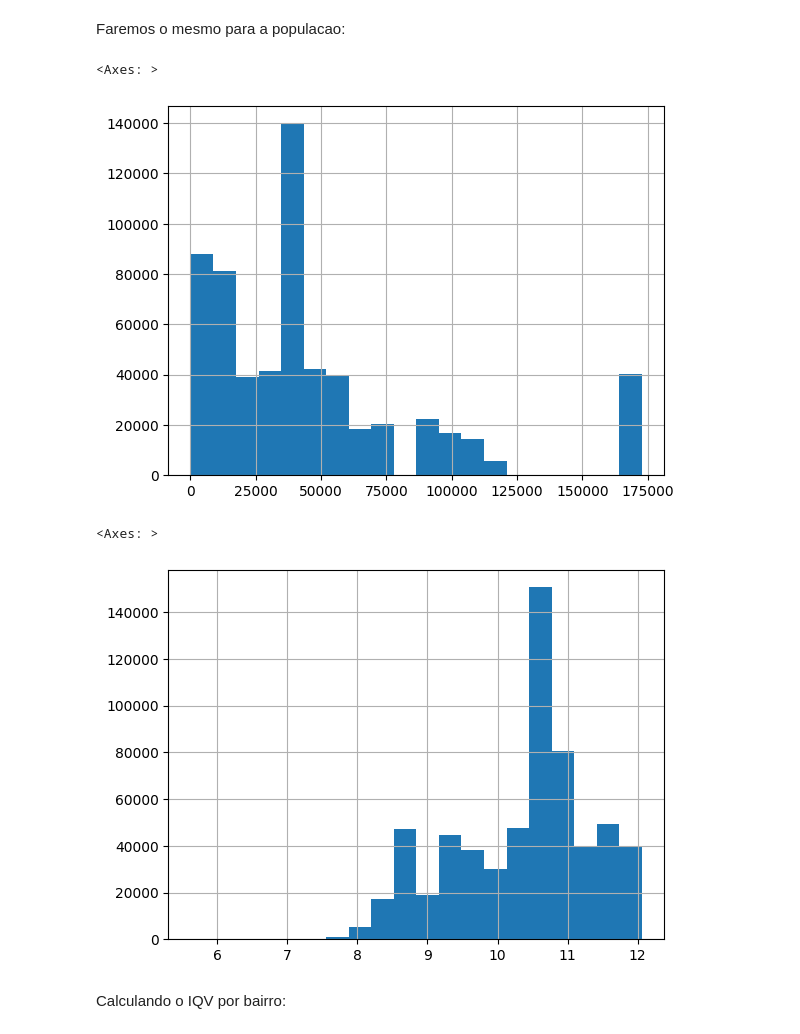
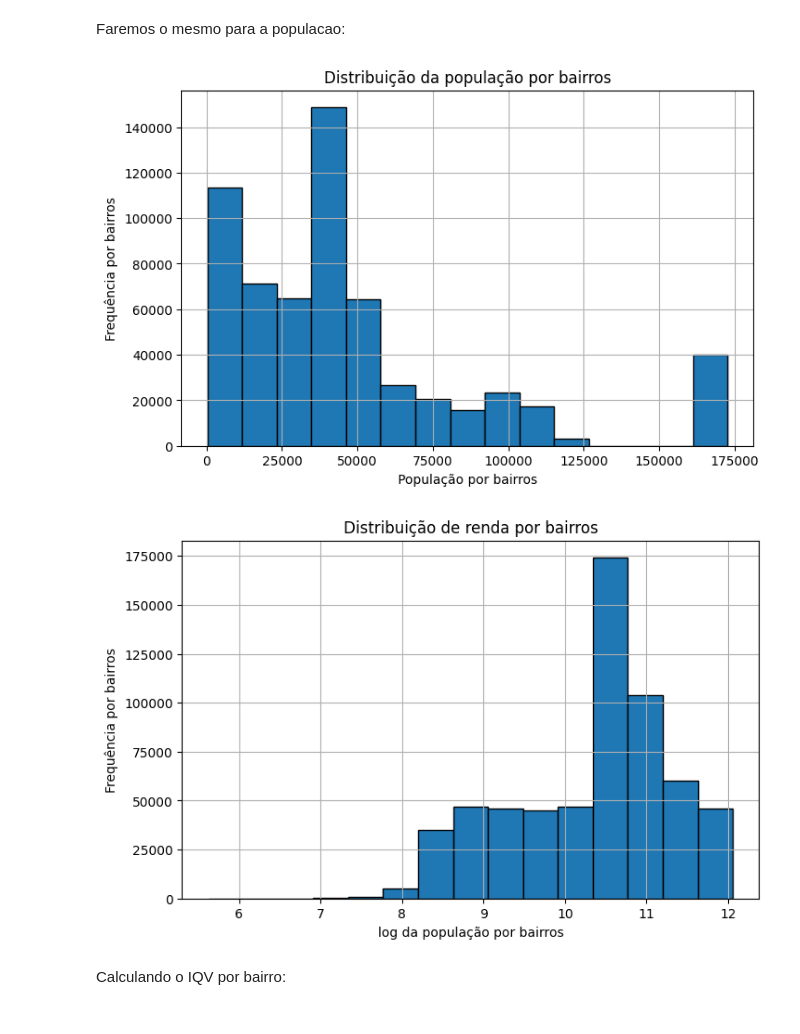
Before and after one commit to luizcaixeta/data-science-UTFPR, a Jupyter notebook: 02 - Analise exploratoria/src/05 - feature_engineering/01_feature_engineering.ipynb, the cells around one changed output. Cells and saved outputs as stored; diff of their text form; code cells hidden in the pictures.

```diff
--- a/02 - Analise exploratoria/src/05 - feature_engineering/01_feature_engineering.ipynb
+++ b/02 - Analise exploratoria/src/05 - feature_engineering/01_feature_engineering.ipynb
@@ -240,14 +292,12 @@ Faremos o mesmo para a populacao:
 # %%
 df["populacao_estimado"] = pd.to_numeric(df["populacao_estimado"], errors="coerce")
 
-df["populacao_estimado"].hist(bins=20)
+plt.figure(figsize=(8, 5))
+plt.hist(df["populacao_estimado"], bins=15, edgecolor="black")
+plt.xlabel("População por bairros")
+plt.ylabel("Frequência por bairros")
+plt.title("Distribuição da população por bairros")
+plt.grid(True)
+plt.show()
 # %% [output]
-<Axes: >
-[figure, old version]
+[figure, new version]
-# %%
-df["log_pop"] = np.log1p(df["populacao_estimado"])
-
-df["log_pop"].hist(bins=20)
-# %% [output]
-<Axes: >
-[figure, removed]
@@ -256,2 +304,14 @@ df = df.drop(columns=["rendimento_medio_responsavel_sm_estimado"])
+# %%
+df["log_pop"] = np.log1p(df["populacao_estimado"])
+
+plt.figure(figsize=(8, 5))
+plt.hist(df["log_pop"], bins=15, edgecolor="black")
+plt.xlabel("log da população por bairros")
+plt.ylabel("Frequência por bairros")
+plt.title("Distribuição de renda por bairros")
+plt.grid(True)
+plt.show()
+# %% [output]
+[figure, added]
 # %%
 variaveis_positivas = [
```
Also changed, not shown: parts of 40 cells of this notebook.
